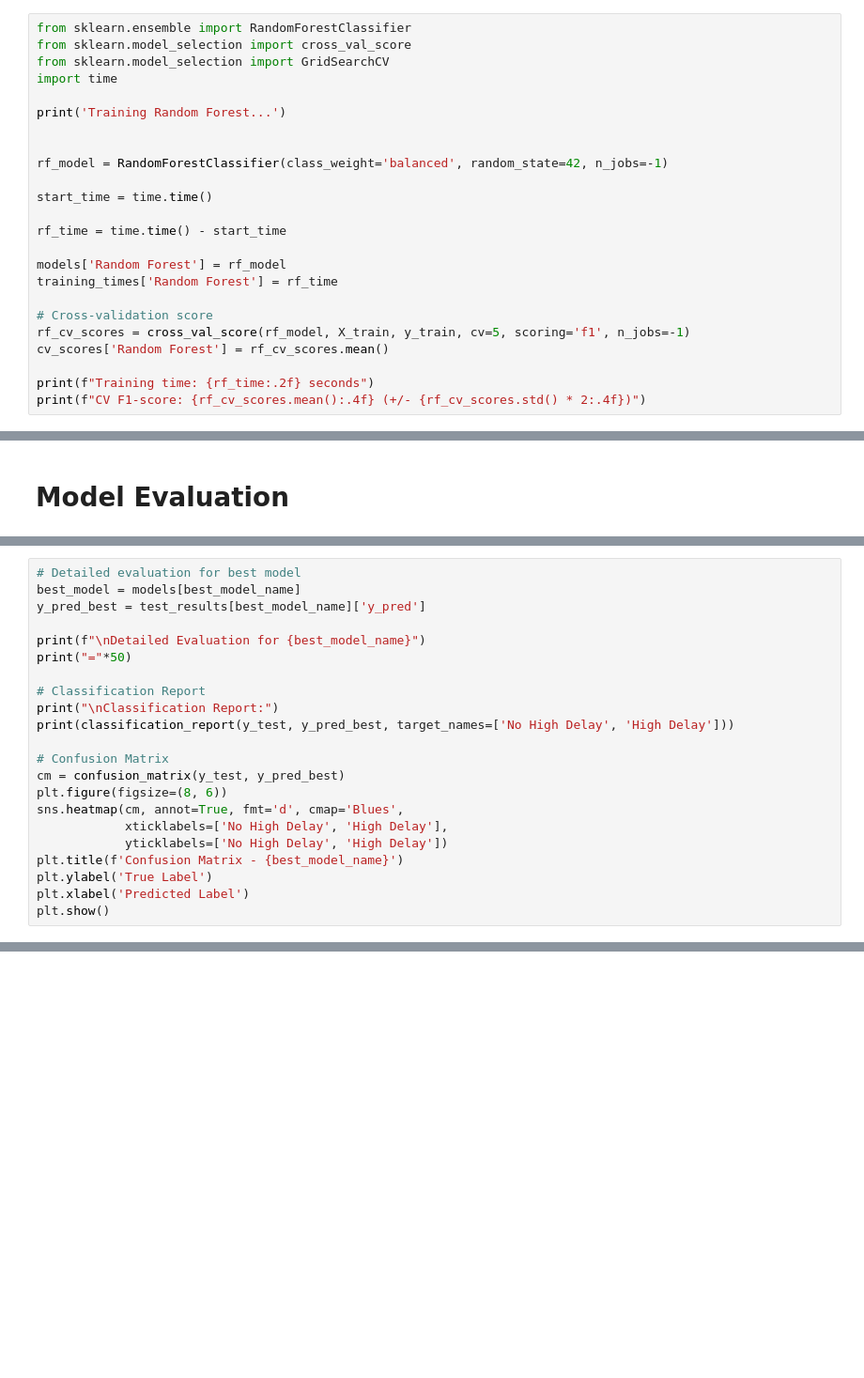
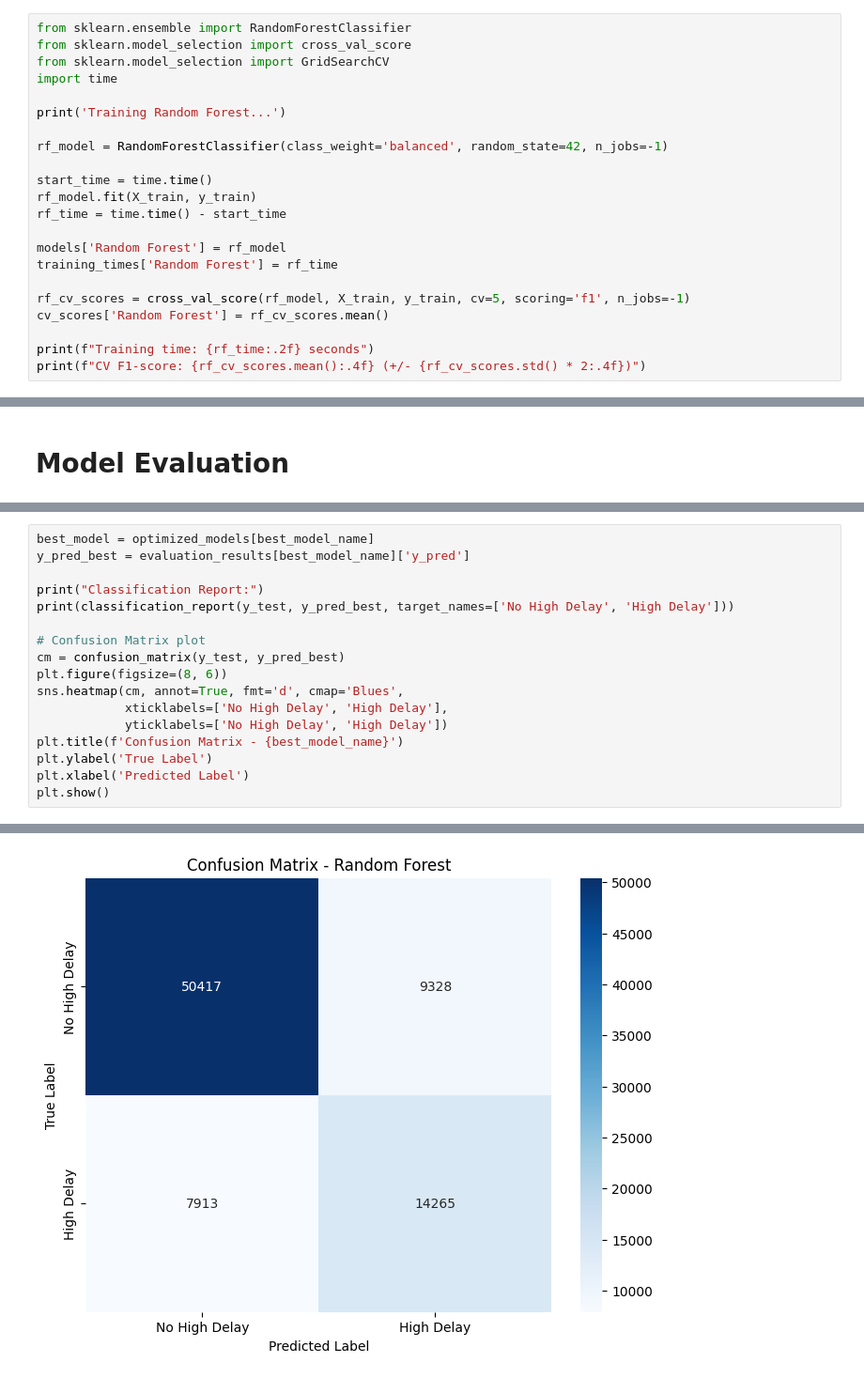
Before and after one commit to shakhbozmn/flight-delay-prediction, a Jupyter notebook: flight_delay_analysis.ipynb, the cells around one changed output, grey strips where cells are left out. Shown: that part at 94% size. Saved outputs shown, nothing was run; the diff lists cells and outputs as text; blank space fills up the shorter version.

```diff
--- a/flight_delay_analysis.ipynb
+++ b/flight_delay_analysis.ipynb
@@ -602,17 +600,15 @@ import time
 
 print('Training Random Forest...')
 
-
 rf_model = RandomForestClassifier(class_weight='balanced', random_state=42, n_jobs=-1)
 
 start_time = time.time()
-
+rf_model.fit(X_train, y_train)
 rf_time = time.time() - start_time
 
 models['Random Forest'] = rf_model
 training_times['Random Forest'] = rf_time
 
-# Cross-validation score
 rf_cv_scores = cross_val_score(rf_model, X_train, y_train, cv=5, scoring='f1', n_jobs=-1)
 cv_scores['Random Forest'] = rf_cv_scores.mean()
 
@@ -855,16 +985,11 @@ plt.show()
 # %%
-# Detailed evaluation for best model
-best_model = models[best_model_name]
-y_pred_best = test_results[best_model_name]['y_pred']
+best_model = optimized_models[best_model_name]
+y_pred_best = evaluation_results[best_model_name]['y_pred']
 
-print(f"\nDetailed Evaluation for {best_model_name}")
-print("="*50)
-
-# Classification Report
-print("\nClassification Report:")
+print("Classification Report:")
 print(classification_report(y_test, y_pred_best, target_names=['No High Delay', 'High Delay']))
 
-# Confusion Matrix
+# Confusion Matrix plot
 cm = confusion_matrix(y_test, y_pred_best)
 plt.figure(figsize=(8, 6))
 sns.heatmap(cm, annot=True, fmt='d', cmap='Blues',
@@ -874,3 +999,4 @@ plt.title(f'Confusion Matrix - {best_model_name}')
 plt.ylabel('True Label')
 plt.xlabel('Predicted Label')
 plt.show()
+# %% [output]
@@ -876,0 +1012 @@ plt.show()
+[figure, added]
```
Also changed, not shown: parts of 35 cells of this notebook.
